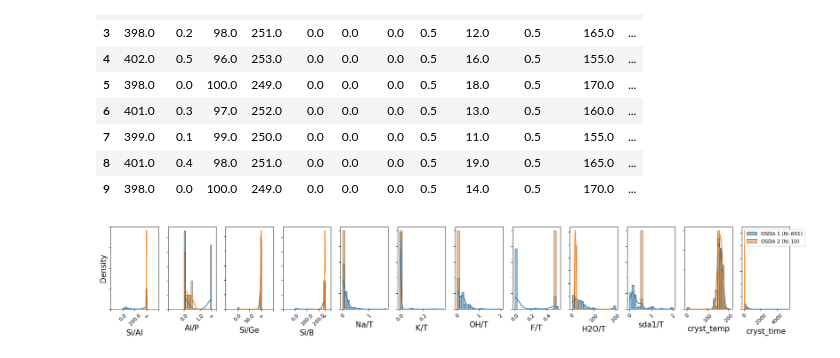
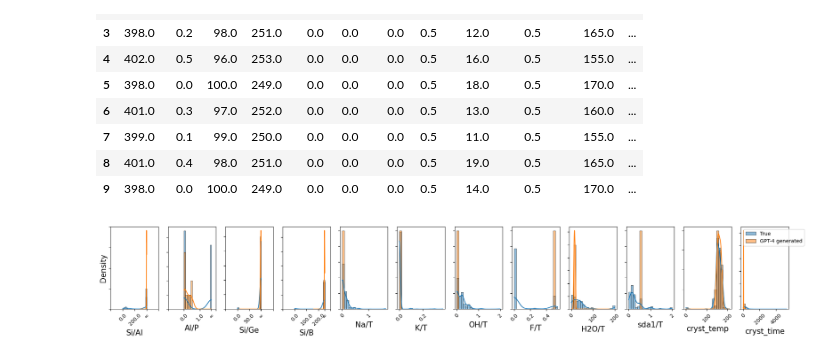
Before and after one commit to eltonpan/zeosyn_gen, a Jupyter notebook: data/augmentation.ipynb, the cells around one changed output. Saved outputs shown, nothing was run; the diff lists cells and outputs as text; code cells hidden in the pictures.

```diff
--- a/data/augmentation.ipynb
+++ b/data/augmentation.ipynb
@@ -340,6 +340,6 @@ df_gen # GPT-4 generated MTW
 | 8 | 401.0 | 0.4 | 98.0 | 251.0 | 0.0 | 0.0 | 0.0 | 0.5 | 19.0 | 0.5 | 165.0 | ... |
 | 9 | 398.0 | 0.0 | 100.0 | 249.0 | 0.0 | 0.0 | 0.0 | 0.5 | 14.0 | 0.5 | 170.0 | ... |
 # %%
-compare_gel_conds(df_true, df_gen, kde=True, common_norm=True)
+compare_gel_conds([df_true, df_gen], ['True', 'GPT-4 generated'], kde=True, common_norm=True)
 # %% [output]
-[figure, old version]
+[figure, new version]
```
Also changed, not shown: parts of 1 cell of this notebook, 1 other file.
